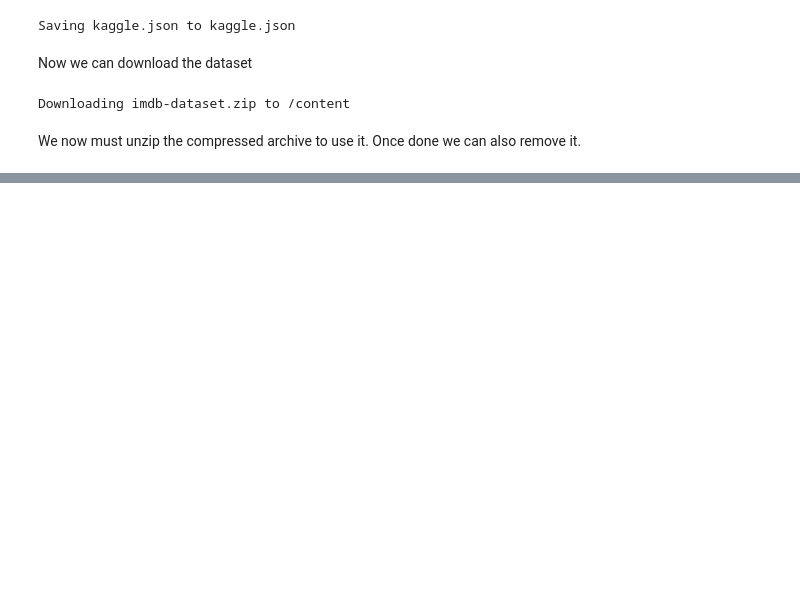
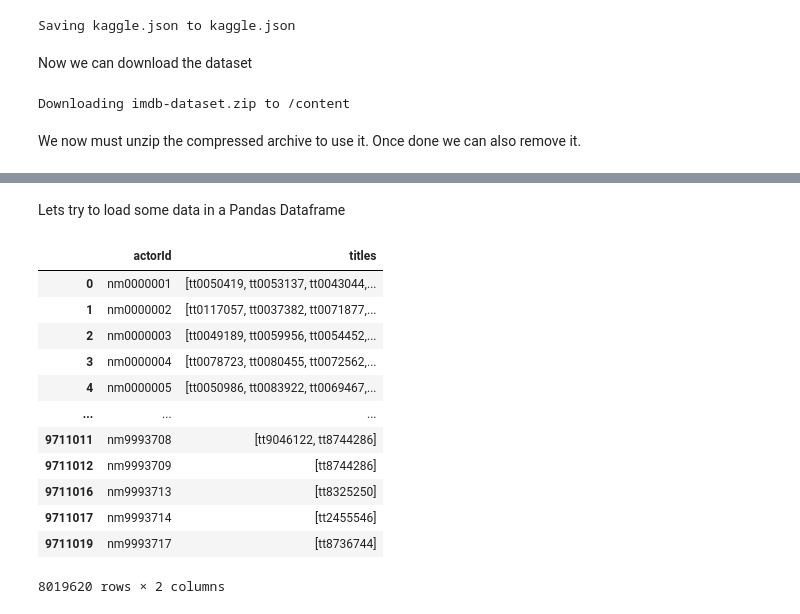
Before and after one commit to nicolasfacchinetti97/imdb_amd_project, a Jupyter notebook: imdb_market_basket_analysis.ipynb, the cells around one changed output, grey strips where cells are left out. Cells and saved outputs as stored; diff of their text form; code cells hidden in the pictures; blank space fills up the shorter version.

```diff
--- a/imdb_market_basket_analysis.ipynb
+++ b/imdb_market_basket_analysis.ipynb
@@ -80,0 +179,2 @@ actors_df.titles = actors_df.titles.apply(lambda x: x.split(","))
+# %% [markdown]
+Lets try to load some data in a Pandas Dataframe
@@ -81,3 +201,19 @@ actors_df.titles = actors_df.titles.apply(lambda x: x.split(","))
+# %%
+actors_df
+# %% [output]
+|  | actorId | titles |
+| 0 | nm0000001 | [tt0050419, tt0053137, tt0043044,... |
+| 1 | nm0000002 | [tt0117057, tt0037382, tt0071877,... |
+| 2 | nm0000003 | [tt0049189, tt0059956, tt0054452,... |
+| 3 | nm0000004 | [tt0078723, tt0080455, tt0072562,... |
+| 4 | nm0000005 | [tt0050986, tt0083922, tt0069467,... |
+| ... | ... | ... |
+| 9711011 | nm9993708 | [tt9046122, tt8744286] |
+| 9711012 | nm9993709 | [tt8744286] |
+| 9711016 | nm9993713 | [tt8325250] |
+| 9711017 | nm9993714 | [tt2455546] |
+| 9711019 | nm9993717 | [tt8736744] |
+8019620 rows × 2 columns
 # %%
 def apriori(transactions, support_threshold):
     singleton_counter = []
```
Also changed, not shown: parts of 23 cells of this notebook.
